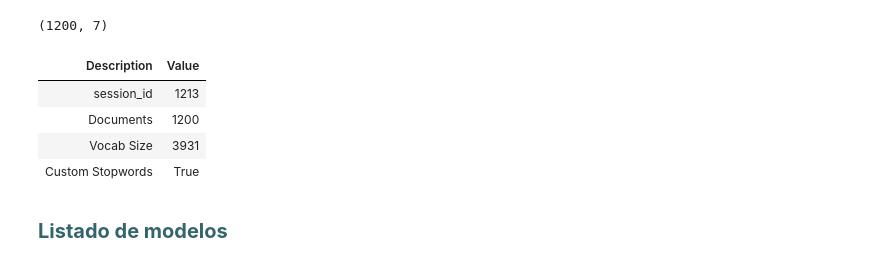
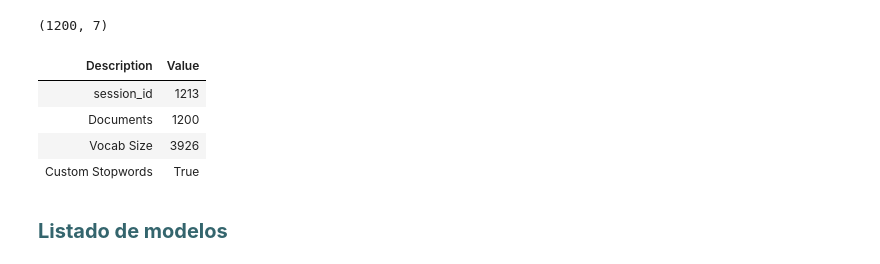
Before and after one commit to nicomorales/fallas2-ntbk, a Jupyter notebook: TP1.ipynb, the cells around one changed output. Saved outputs shown, nothing was run; the diff lists cells and outputs as text; code cells hidden in the pictures.

```diff
--- a/TP1.ipynb
+++ b/TP1.ipynb
@@ -120,14 +124,14 @@ data.shape
 # %% [output]
 (1200, 7)
 # %%
-stop_words= ['make','room', 'hotel', 'stay', 'good', 'bad', 'und', 'der', 'great', 'go', 'lot', 'staff']
+stop_words= ['make','room', 'hotel', 'stay', 'good', 'bad', 'und', 'der', 'great', 'go', 'lot', 'staff', 'get', 'would', 'night']
 
 exp_nlp101 = setup(data = data, target = 'text', session_id = 1213, verbose=True, custom_stopwords=stop_words)
 # %% [output]
 | Description | Value |
 | session_id | 1213 |
 | Documents | 1200 |
-| Vocab Size | 3931 |
+| Vocab Size | 3926 |
 | Custom Stopwords | True |
 # %% [markdown]
 <a id = "1.0"></a>
```
Also changed, not shown: parts of 28 cells of this notebook, 1 other file.
